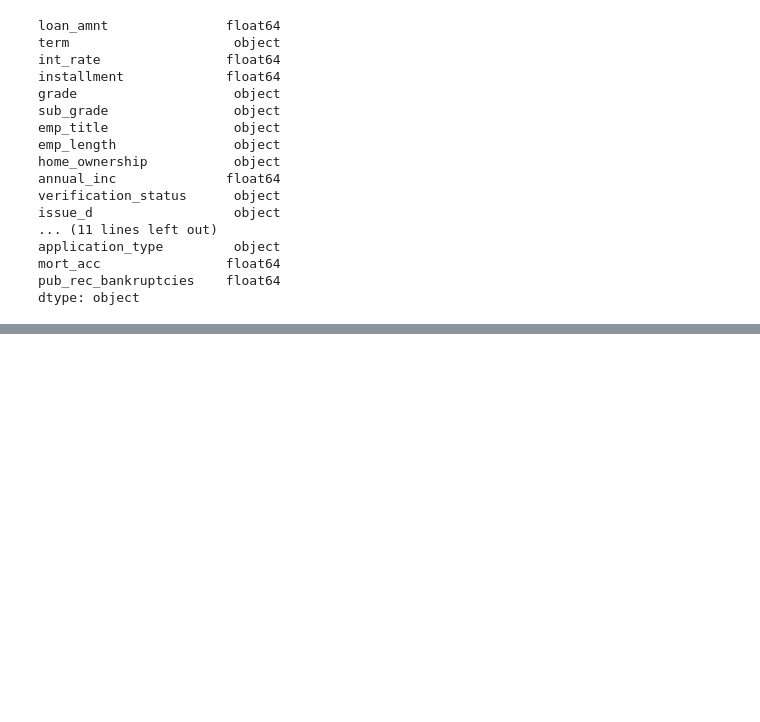
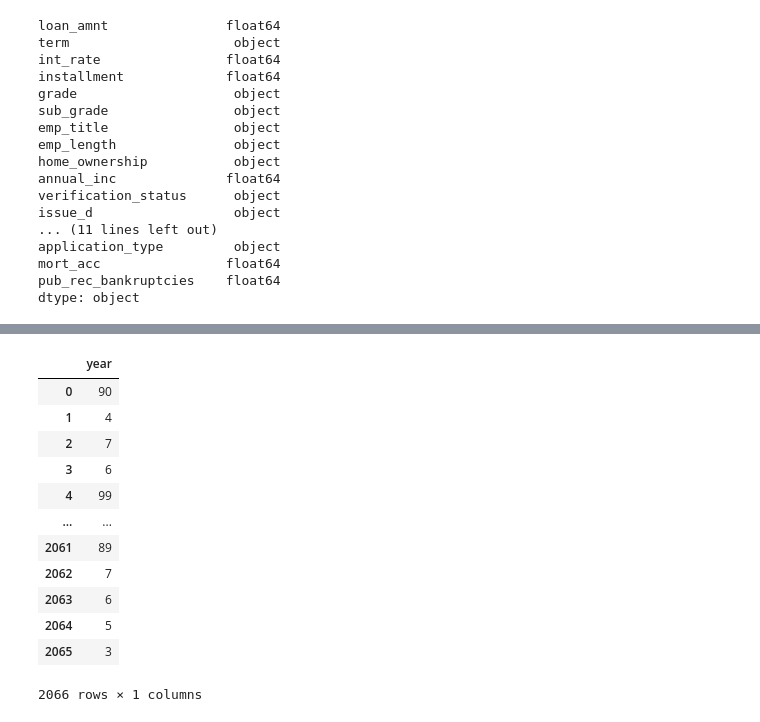
Before and after one commit to shivanipriya89/practicetensor, a Jupyter notebook: thekeras.ipynb, the cells around one changed output, grey strips where cells are left out. Cells and saved outputs as stored; diff of their text form; code cells hidden in the pictures; blank space fills up the shorter version.

```diff
--- a/thekeras.ipynb
+++ b/thekeras.ipynb
@@ -2865,0 +2958,4 @@ dtype: object
+# %%
+df.dropna(subset=["earliest_cr_line"],axis=0,inplace=True)
+# %%
+df["year"]=df["earliest_cr_line"].apply(lambda year:year[-2:])
@@ -2865,0 +2977,2 @@ dtype: object
+# %%
+df["year"]=df["year"].astype(int)
@@ -2865,0 +2994,18 @@ dtype: object
+# %%
+earliest_cr_year=pd.DataFrame(df["year"])
+# %%
+earliest_cr_year # New column of earliest cr_year
+# %% [output]
+|  | year |
+| 0 | 90 |
+| 1 | 4 |
+| 2 | 7 |
+| 3 | 6 |
+| 4 | 99 |
+| ... | ... |
+| 2061 | 89 |
+| 2062 | 7 |
+| 2063 | 6 |
+| 2064 | 5 |
+| 2065 | 3 |
+2066 rows × 1 columns
```
Also changed, not shown: parts of 18 cells of this notebook.
